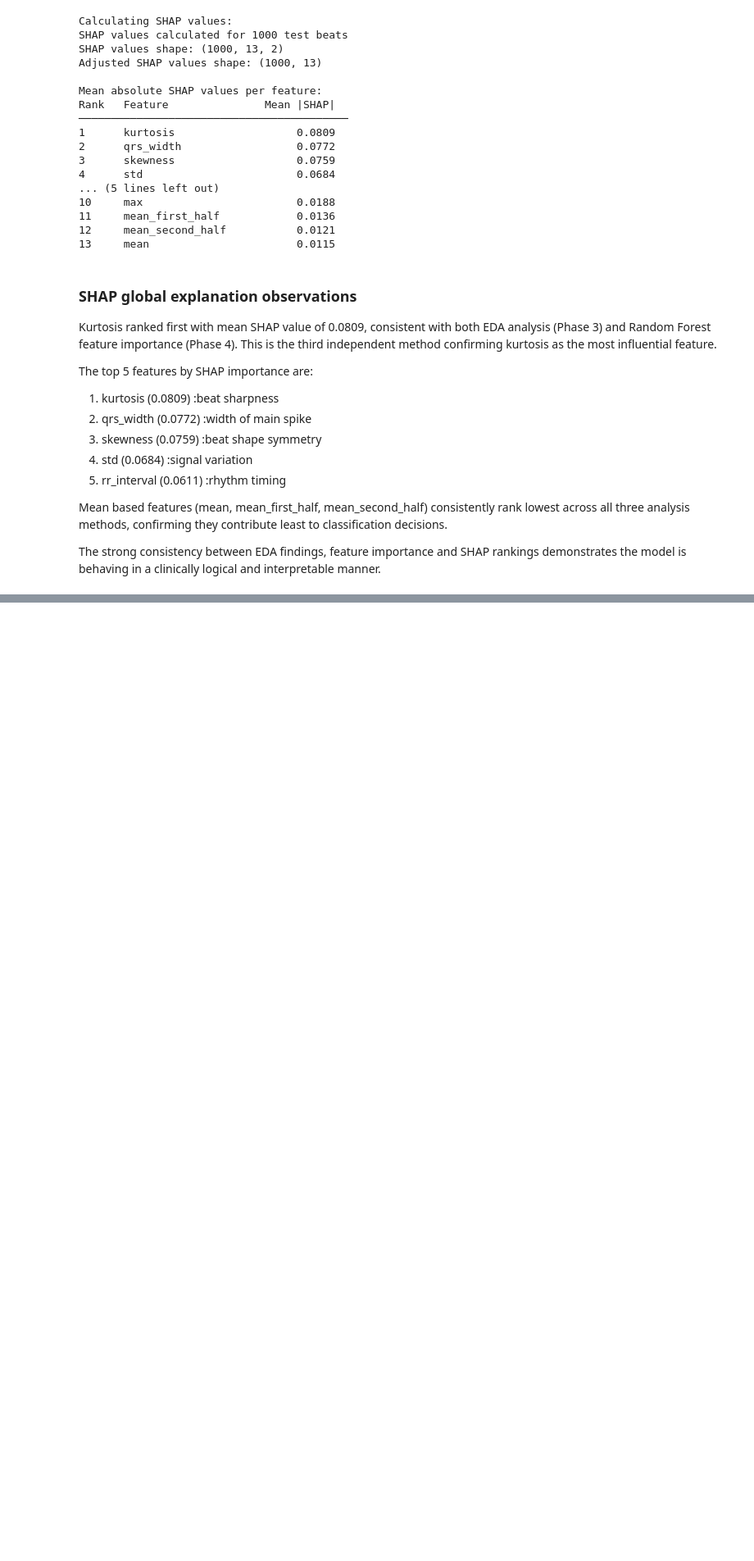
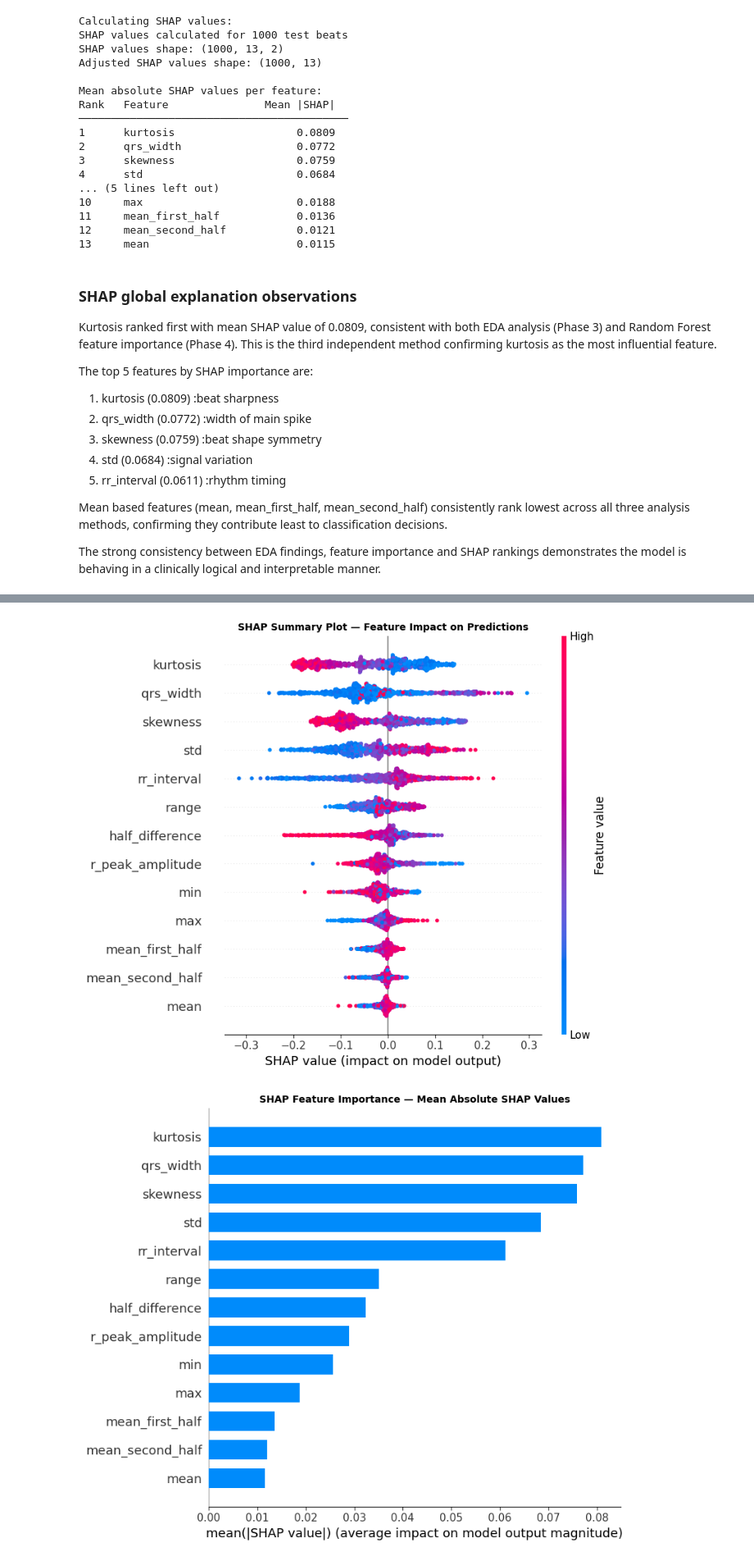
Before and after one commit to saugatpokharel/ecg-heartbeat-classification-xai, a Jupyter notebook: notebooks/05_xai_shap_lime.ipynb, the cells around one changed output, grey strips where cells are left out. Shown at 82% size. Saved outputs shown, nothing was run; the diff lists cells and outputs as text; code cells hidden in the pictures; blank space fills up the shorter version.

Commit message:
Summary plot complete

```diff
--- a/notebooks/05_xai_shap_lime.ipynb
+++ b/notebooks/05_xai_shap_lime.ipynb
@@ -156,0 +165,35 @@ clinically logical and interpretable manner.
+# %%
+# SHAP Summary Plot: shows importance and direction together
+plt.figure(figsize=(8, 6))
+
+shap.summary_plot(
+    shap_vals_abnormal,
+    X_test_sample,
+    feature_names=feature_names,
+    show=False,
+    plot_type='dot'
+)
+
+plt.title('SHAP Summary Plot — Feature Impact on Predictions',
+          fontsize=10, fontweight='bold')
+plt.tight_layout()
+plt.show()
+
+# Also plot bar version for cleaner importance view
+plt.figure(figsize=(8, 6))
+
+shap.summary_plot(
+    shap_vals_abnormal,
+    X_test_sample,
+    feature_names=feature_names,
+    show=False,
+    plot_type='bar'
+)
+
+plt.title('SHAP Feature Importance — Mean Absolute SHAP Values',
+          fontsize=10, fontweight='bold')
+plt.tight_layout()
+plt.show()
+# %% [output]
+[figure, added]
+[figure, added]
```
Also changed, not shown: parts of 1 cell of this notebook.
